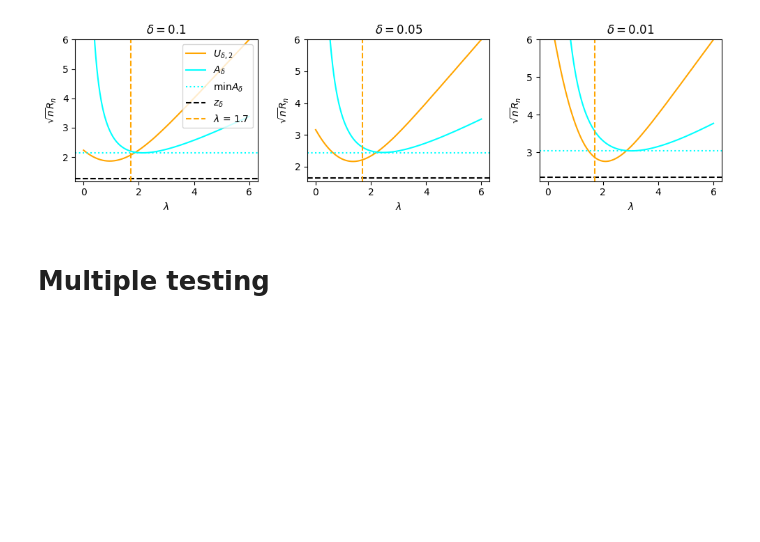
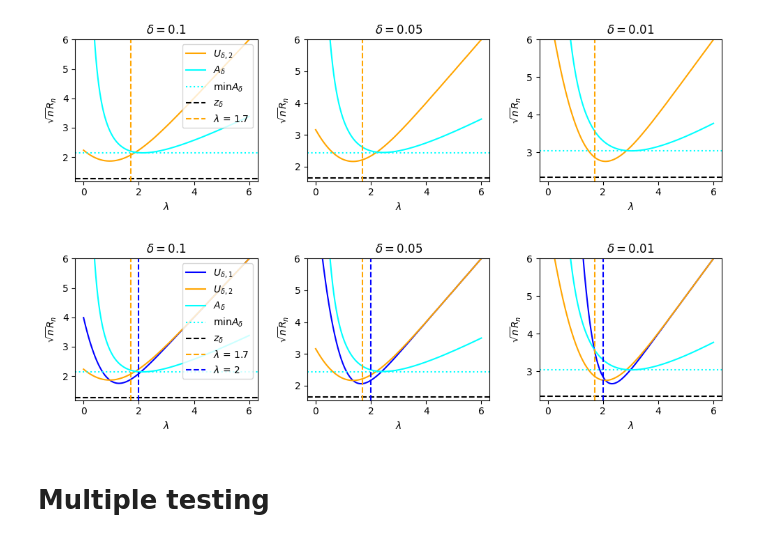
Before and after one commit to DMartinezT/bentkus_evalues, a Jupyter notebook: bentkus_evariable.ipynb, the cells around one changed output. Saved outputs shown, nothing was run; the diff lists cells and outputs as text; code cells hidden in the pictures; blank space fills up the shorter version.

```diff
--- a/bentkus_evariable.ipynb
+++ b/bentkus_evariable.ipynb
@@ -268,6 +275,66 @@ plt.savefig(f"plots/bounds_plot_posthoc.png", dpi=300)
 plt.show()
 # %% [output]
 [figure]
+# %%
+deltas = [0.1, 0.05, 0.01]
+fig, axes = plt.subplots(1, 3, figsize=(10, 3))
+
+axes = axes.flatten()
+x = np.linspace(0, 6, 1000)
+epsilon = 10
+
+for ax, delta in zip(axes, deltas):
+
+    y = f1(x, delta)
+    ax.plot(x, y, label=fr"$U_{{\delta, 1}}$", color='blue')
+
+    y = f2(x, delta)
+    ax.plot(x, y, label=fr"$U_{{\delta, 2}}$", color='orange')
+
+    # y = f3(x, delta)
+    # ax.plot(x, y, label=fr"$U_{{\delta, 3}}$", color='green')
+
+    # y = f4(x, delta)
+    # ax.plot(x, y, label=fr"$U_{{\delta, 4}}$", color='magenta')
+
+    # y = f5(x, delta)
+    # ax.plot(x, y, label=fr"$U_{{\delta, 5}}$", color='brown')
+
+    y_A = A(x, delta)
+    ax.plot(x, y_A, label=fr"$A_{{\delta}}$", color='cyan')
+
+    # --- NEW: Plot horizontal line at the minimum of A_delta on the grid ---
+    # We slice with x > 0 to avoid the division by zero at x=0
+    min_A = np.nanmin(y_A[x > 0])
+    ax.axhline(min_A, label=r"$\min A_{\delta}$", color='cyan', linestyle=':')
+    # -----------------------------------------------------------------------
+
+    # Optional sub-Gaussian line
+    # ax.axhline(f_subg(delta), label="Sub-Gaussian bound", color='red', linestyle='--')
+
+    ax.axhline(g(delta), label=fr"$z_{{\delta}}$", color='black', linestyle='--')
+
+    vline = 1.7
+    ax.axvline(vline, label=fr"$\lambda$ = {vline}", color='orange', linestyle='--')
+
+    vline = 2
+    ax.axvline(vline, label=fr"$\lambda$ = {vline}", color='blue', linestyle='--')
+
+
+
+    ax.set_xlabel(r'$\lambda$')
+    ax.set_ylabel(r'$\sqrt{n}R_n$')
+    ax.set_title(rf"$\delta = {delta}$")
+    ax.set_ylim(g(delta)-.1, f_subg(delta)+epsilon)
+    ax.set_ylim(g(delta)-.1, 6)
+
+axes[0].legend(loc='upper right')
+
+plt.tight_layout()
+plt.savefig(f"plots/bounds_plot_posthoc_2.png", dpi=300)
+plt.show()
+# %% [output]
+[figure, added]
 # %% [markdown]
 # Multiple testing
 # %%
```
Also changed, not shown: parts of 2 cells of this notebook, 5 other files.
